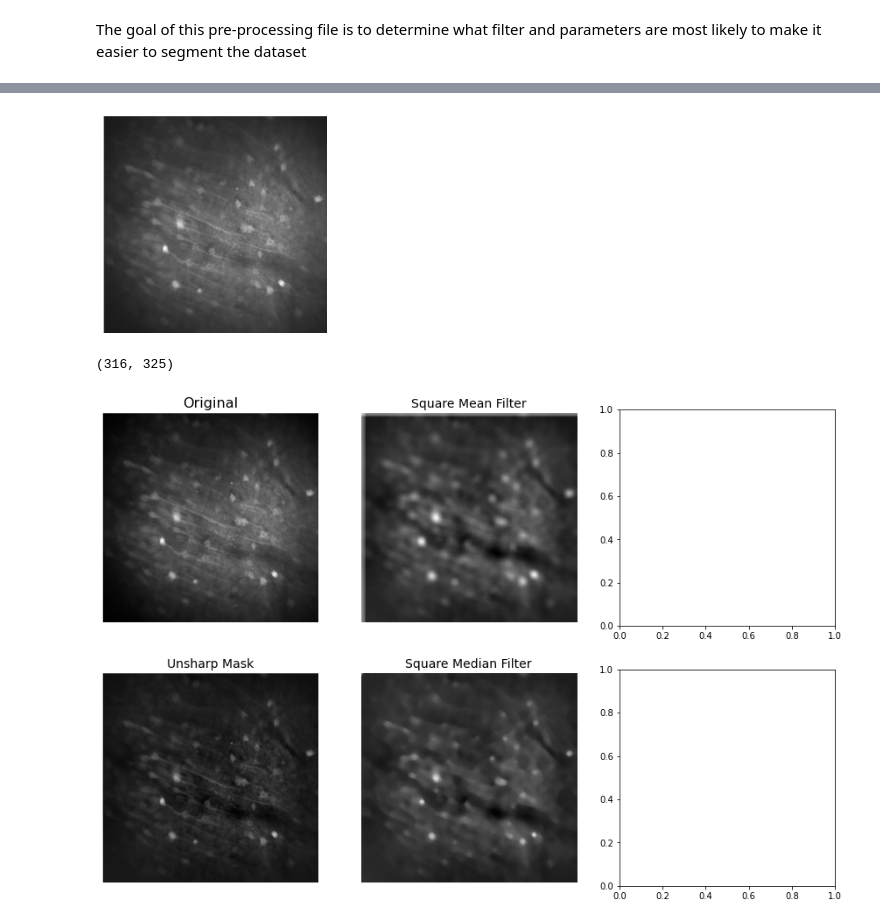
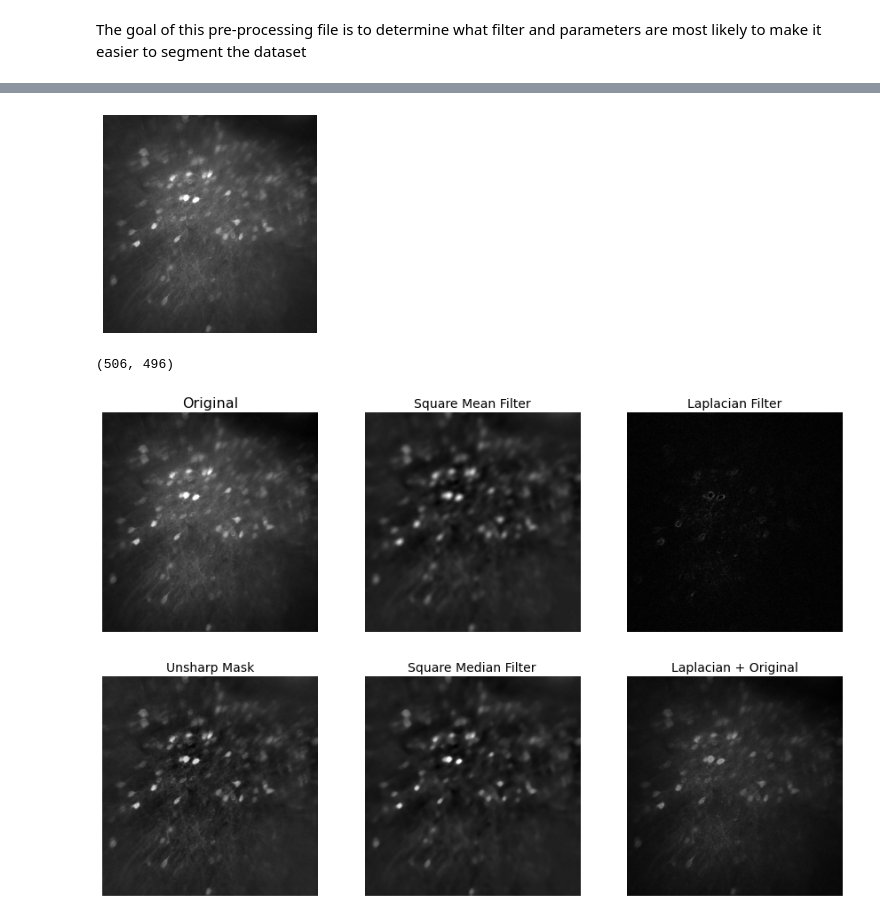
Before and after one commit to mmgrayCHEME599/CHEME599_Brain, a Jupyter notebook: Filter_Testing.ipynb, the cells around one changed output, grey strips where cells are left out. Cells and saved outputs as stored; diff of their text form; code cells hidden in the pictures.

Commit message:
all multistep filters as functions

```diff
--- a/Filter_Testing.ipynb
+++ b/Filter_Testing.ipynb
@@ -14,34 +14,32 @@ Drive already mounted at /content/drive; to attempt to forcibly remount, call dr
 # %%
 # import image
 
 im_dir='drive/My Drive/CHEME 599/Project/images'; # image path to open
+fname='PL01_day1.tif'
 
-images = []
-i=0;
-for fname in os.listdir(im_dir):
-  im=plt.imread(os.path.join(im_dir, fname)); # read image
-  images=([images, im]) # still not working
-
-
+im=plt.imread(os.path.join(im_dir, fname)); # read image
 
 fig, ax=plt.subplots(figsize=(4,4)) # prepare plot of image
 ax.imshow(im.astype('uint8'))  # plot the image
 ax.axis('off'); # remove axis labels, semicolon suppresses text output
 # %% [output]
-[figure, old version]
+[figure, new version]
 # %%
 from skimage import color
 im=color.rgb2gray(im)
 print(im.shape)
 # %% [output]
-(316, 325)
+(506, 496)
 # %%
 # test spatial filters
 from skimage.morphology import square, disk, star
 from skimage.filters import rank
 from skimage.util import img_as_float, img_as_ubyte
+from skimage.filters import laplace
 
 def unsharp_mask(im):
+    from skimage.filters import rank
+    from skimage.util import img_as_ubyte
     im=img_as_ubyte(im)
     selem2=square(100)
     background=1.0*rank.mean(im, selem2)
@@ -54,10 +52,15 @@ def unsharp_mask(im):
     return(im_us)
 
 im_us=unsharp_mask(im)
-im_float=img_as_float(im)
+im=img_as_ubyte(im)
 selem=square(10) # make a 10x10 square of ones
-im_mean=unsharp_mask(rank.mean(im_float, selem=selem)) # create image filtered with square mean spatial filter
-im_med=unsharp_mask(rank.median(im_float, selem=selem)) # create image filtered with square median spatial filter
+im_mean=unsharp_mask(rank.mean(im, selem=selem)) # create image filtered with square mean spatial filter
+im_med=unsharp_mask(rank.median(im, selem=selem)) # create image filtered with square median spatial filter
+
+im_lap=laplace(im, ksize=3) # create structural element for laplacian filter
+im_lap=np.abs(im_lap) # take absolute value of edge image-- just want edges not direction
+lap_plus=img_as_float(im)+im_lap; # add the laplacian filtered image to the image to sharpen edges
+
 
 
 fig, ax=plt.subplots(figsize=(15, 10) , ncols=3, nrows=2)
@@ -78,6 +81,14 @@ ax[0,1].axis('off')
 ax[1,1].imshow(im_med, cmap='gray')
 ax[1,1].set_title('Square Median Filter', fontsize=14)
 ax[1,1].axis('off');
+
+ax[0,2].imshow(im_lap, cmap='gray')
+ax[0,2].set_title('Laplacian Filter',fontsize=14)
+ax[0,2].axis('off')
+
+ax[1,2].imshow(lap_plus, cmap='gray')
+ax[1,2].set_title('Laplacian + Original', fontsize=14)
+ax[1,2].axis('off');
 # %% [output]
-[figure, old version]
+[figure, new version]
 # %%
```
Also changed, not shown: parts of 3 cells of this notebook.
